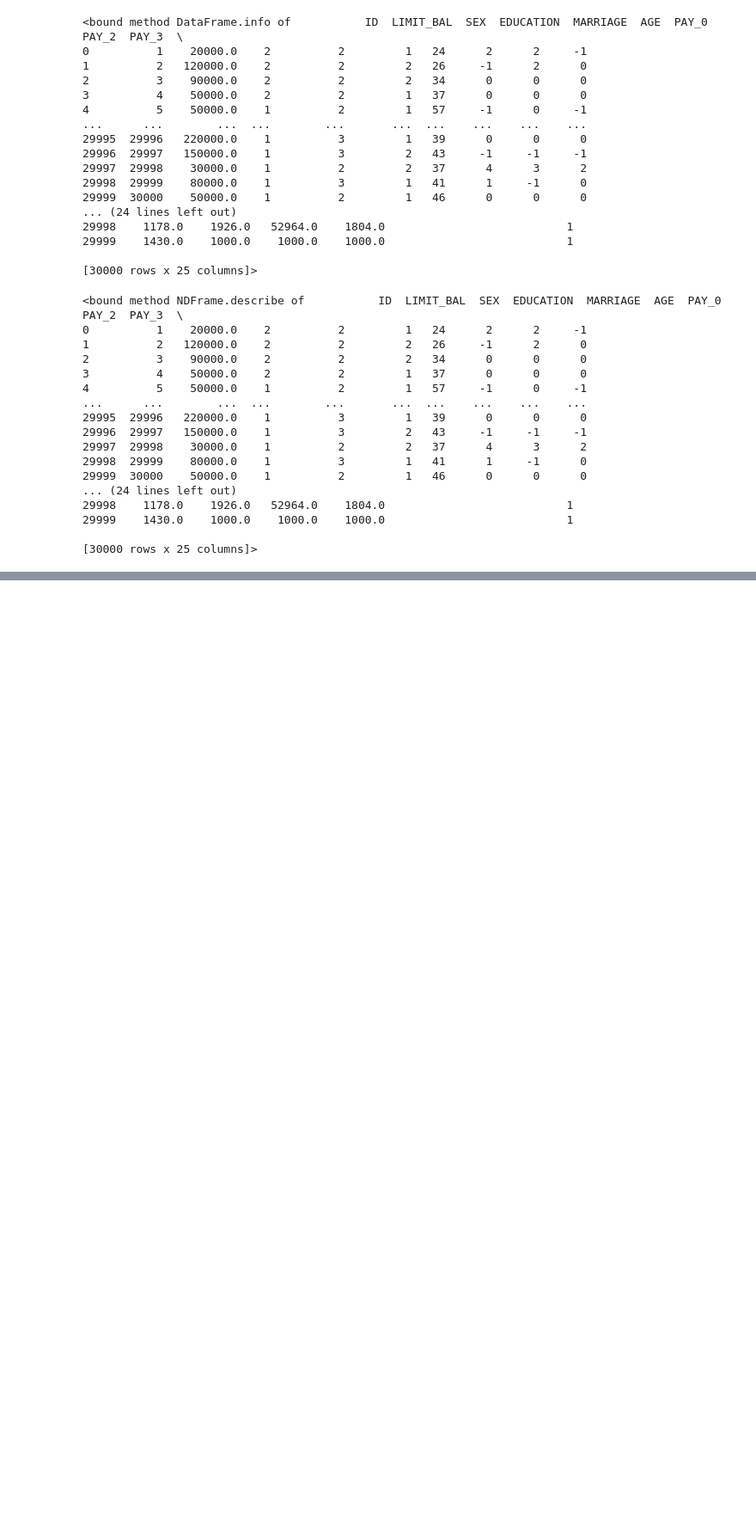
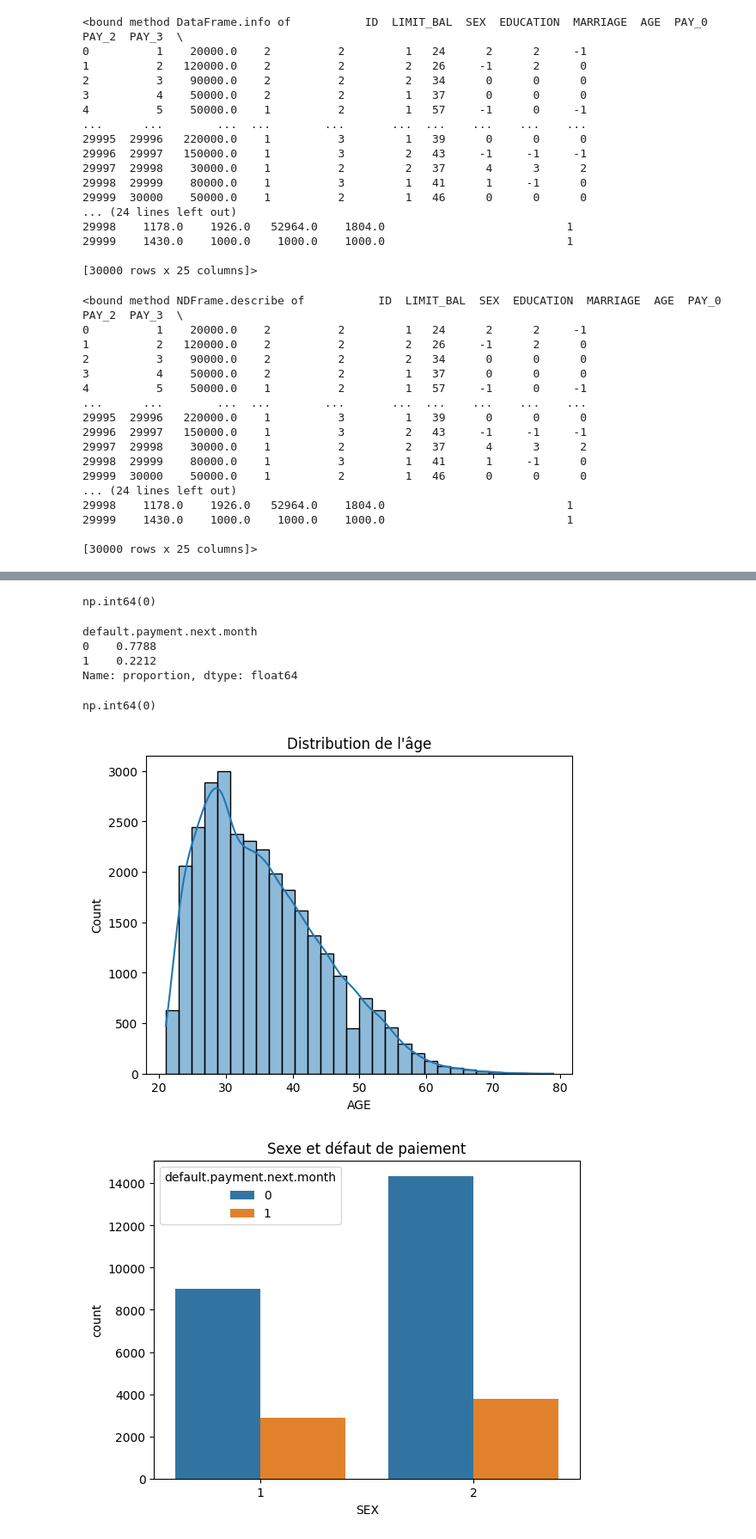
Before and after one commit to AymanBj99/Solvabilit-Client, a Jupyter notebook: notebooks/EDA.ipynb, the cells around one changed output, grey strips where cells are left out. Shown: that part at 86% size. Saved outputs shown, nothing was run; the diff lists cells and outputs as text; code cells hidden in the pictures; blank space fills up the shorter version.

Commit message:
eda de age et sexe

```diff
--- a/notebooks/EDA.ipynb
+++ b/notebooks/EDA.ipynb
@@ -68,0 +109,31 @@ print(dt.describe)
+# %%
+dt.duplicated().sum()
+# %% [output]
+np.int64(0)
+# %%
+dt['default.payment.next.month'].value_counts(normalize=True)
+# %% [output]
+default.payment.next.month
+0    0.7788
+1    0.2212
+Name: proportion, dtype: float64
+# %%
+dt.isnull().sum().sum()
+# %% [output]
+np.int64(0)
+# %%
+import seaborn as sns
+import matplotlib.pyplot as plt
+
+# Distribution de l'âge
+sns.histplot(dt['AGE'], bins=30, kde=True)
+plt.title("Distribution de l'âge")
+plt.show()
+
+# Sexe vs défaut de paiement
+sns.countplot(x='SEX', hue='default.payment.next.month', data=dt)
+plt.title("Sexe et défaut de paiement")
+plt.show()
+# %% [output]
+[figure, added]
+[figure, added]
```
Also changed, not shown: parts of 2 cells of this notebook.
